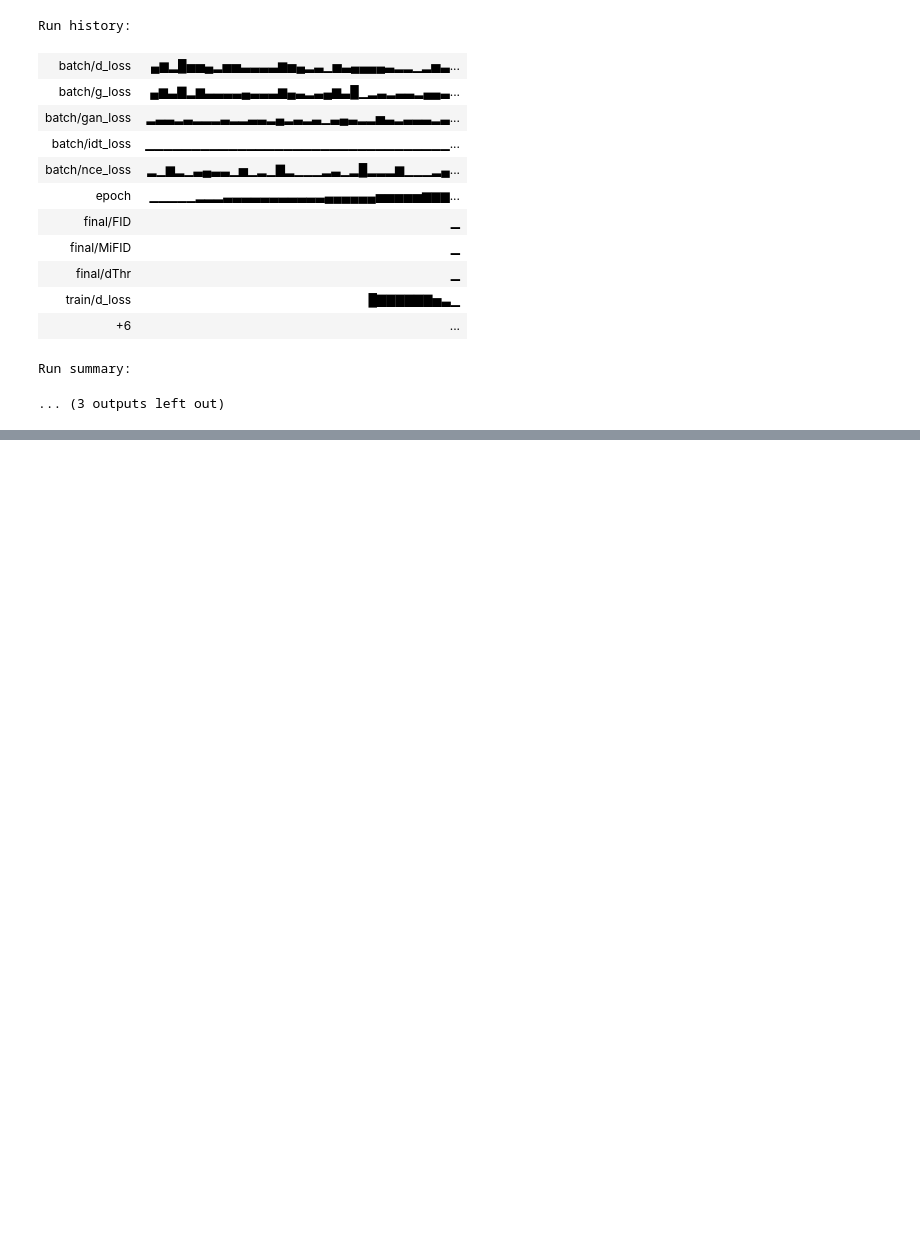
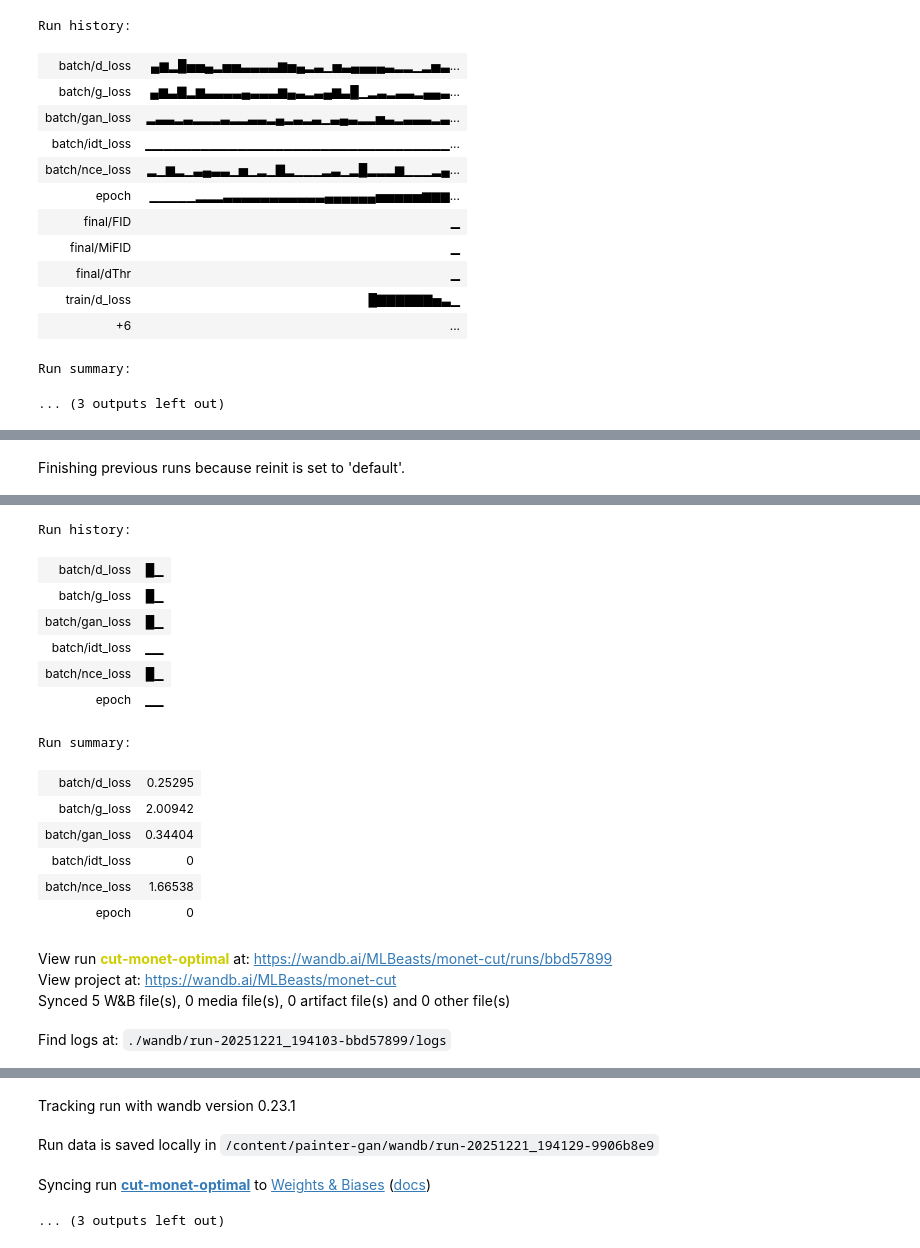
Before and after one commit to Mateus929/painter-gan, a Jupyter notebook: notebooks/cut.ipynb, the cells around one changed output, grey strips where cells are left out. Drawn from its saved outputs; the diff is of its cells as text; code cells hidden in the pictures; blank space fills up the shorter version.

```diff
--- a/notebooks/cut.ipynb
+++ b/notebooks/cut.ipynb
@@ -226,7 +233,7 @@ Syncing run cut-monet-light to Weights & Biases (docs)
 cut_config_optimal = {
     "run_name": "cut-monet-optimal",
     "resume_training": False,
-    "verbose": 2,
+    "verbose": 1,
     "val_ratio": 0.3,
     "image_size": 256,
     "batch_size": 1,
@@ -249,3 +256,5 @@ cut_config_optimal = {
 
 import training.train_cut
 training.train_cut.train_cut(cut_config_optimal)
+# %% [output]
+Finishing previous runs because reinit is set to 'default'.
@@ -251,0 +262,18 @@ training.train_cut.train_cut(cut_config_optimal)
+Run history:
+| batch/d_loss | █▁ |
+| batch/g_loss | █▁ |
+| batch/gan_loss | █▁ |
+| batch/idt_loss | ▁▁ |
+| batch/nce_loss | █▁ |
+| epoch | ▁▁ |
+Run summary:
+| batch/d_loss | 0.25295 |
+| batch/g_loss | 2.00942 |
+| batch/gan_loss | 0.34404 |
+| batch/idt_loss | 0 |
+| batch/nce_loss | 1.66538 |
+| epoch | 0 |
+View run cut-monet-optimal at: https://wandb.ai/MLBeasts/monet-cut/runs/bbd57899
+View project at: https://wandb.ai/MLBeasts/monet-cut
+Synced 5 W&B file(s), 0 media file(s), 0 artifact file(s) and 0 other file(s)
+Find logs at: ./wandb/run-20251221_194103-bbd57899/logs
@@ -251,0 +281,4 @@ training.train_cut.train_cut(cut_config_optimal)
+Tracking run with wandb version 0.23.1
+Run data is saved locally in /content/painter-gan/wandb/run-20251221_194129-9906b8e9
+Syncing run cut-monet-optimal to Weights & Biases (docs)
+... (3 outputs left out)
```
Also changed, not shown: parts of 2 cells of this notebook.
